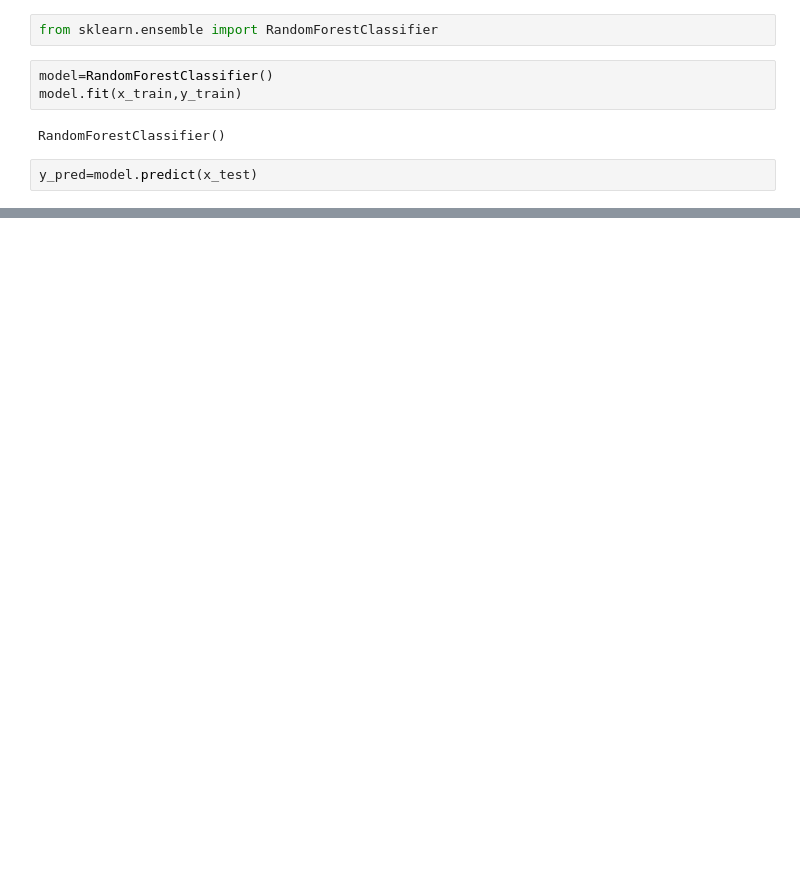
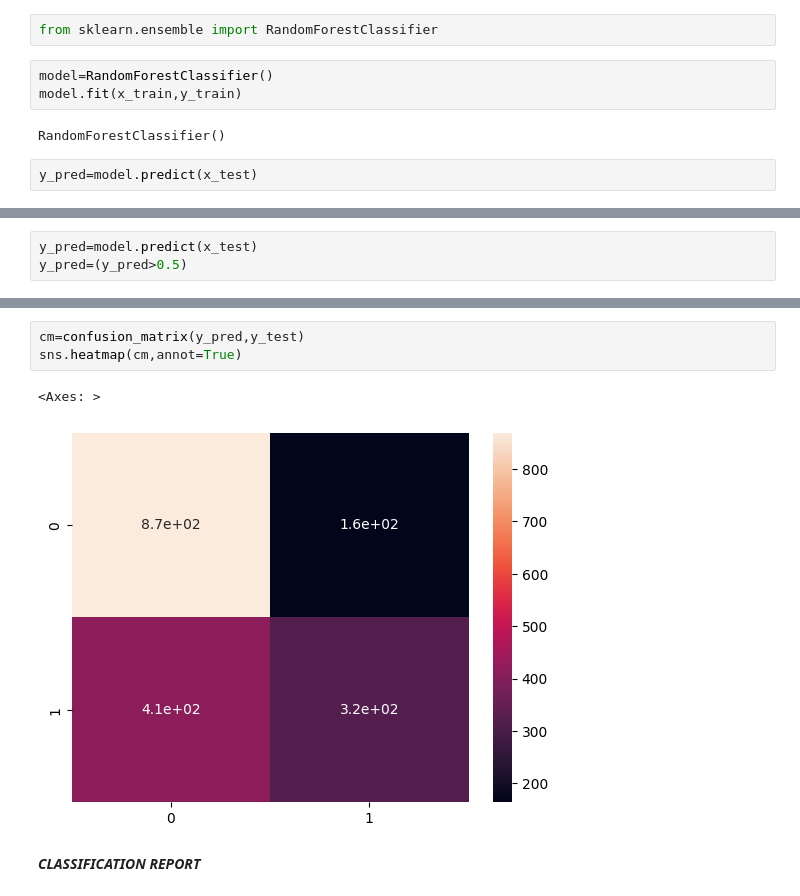
Before and after one commit to musah29/Teleco_Customer_Churn_Analysis, a Jupyter notebook: LP3_TELCO_CHURN_ANALYSIS.ipynb, the cells around one changed output, grey strips where cells are left out. Drawn from its saved outputs; the diff is of its cells as text; blank space fills up the shorter version.

```diff
--- a/LP3_TELCO_CHURN_ANALYSIS.ipynb
+++ b/LP3_TELCO_CHURN_ANALYSIS.ipynb
@@ -271,0 +351,3 @@ weighted avg       0.77      0.78      0.77      1761
+# %%
+y_pred=model.predict(x_test)
+y_pred=(y_pred>0.5)
@@ -271,0 +378,8 @@ weighted avg       0.77      0.78      0.77      1761
+# %%
+cm=confusion_matrix(y_pred,y_test)
+sns.heatmap(cm,annot=True)
+# %% [output]
+<Axes: >
+[figure, added]
+# %% [markdown]
+***CLASSIFICATION REPORT***
```
Also changed, not shown: parts of 48 cells of this notebook.
